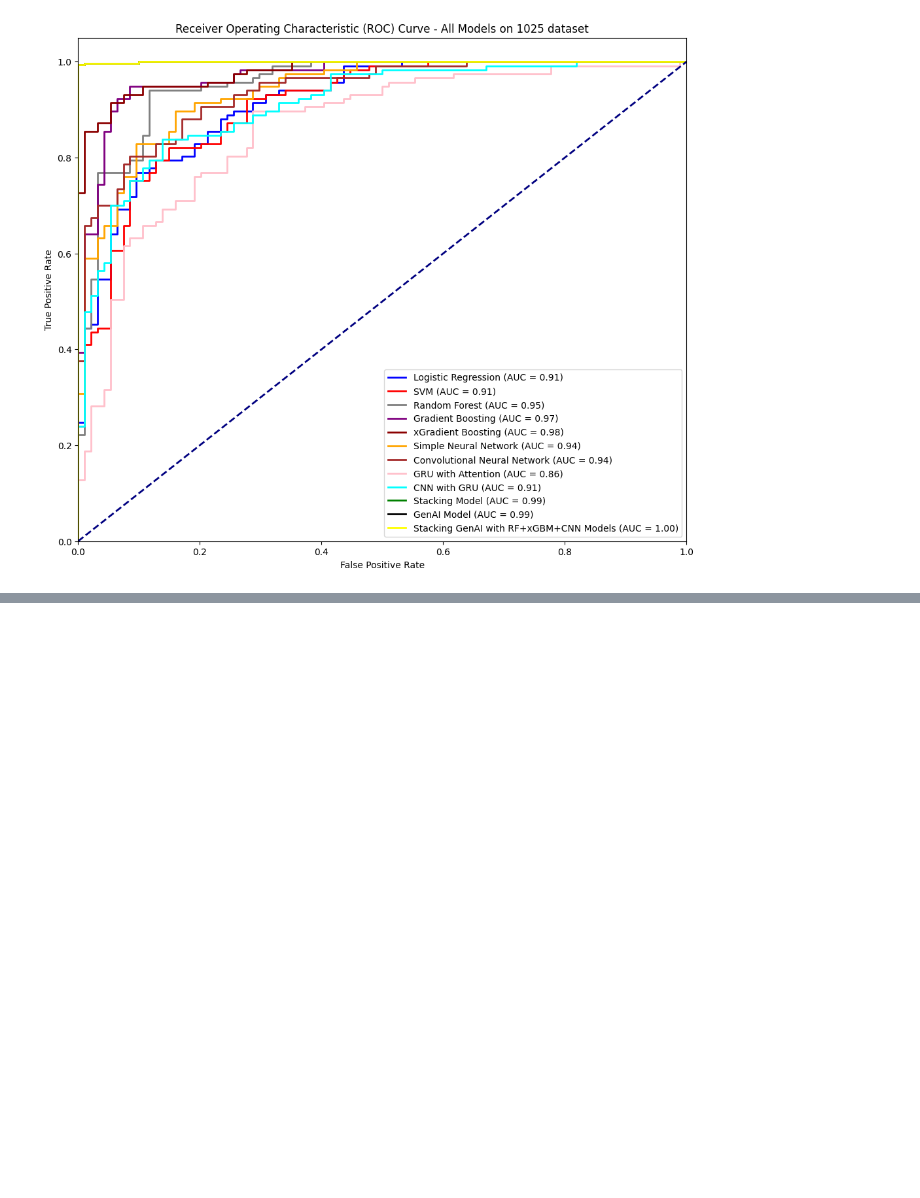
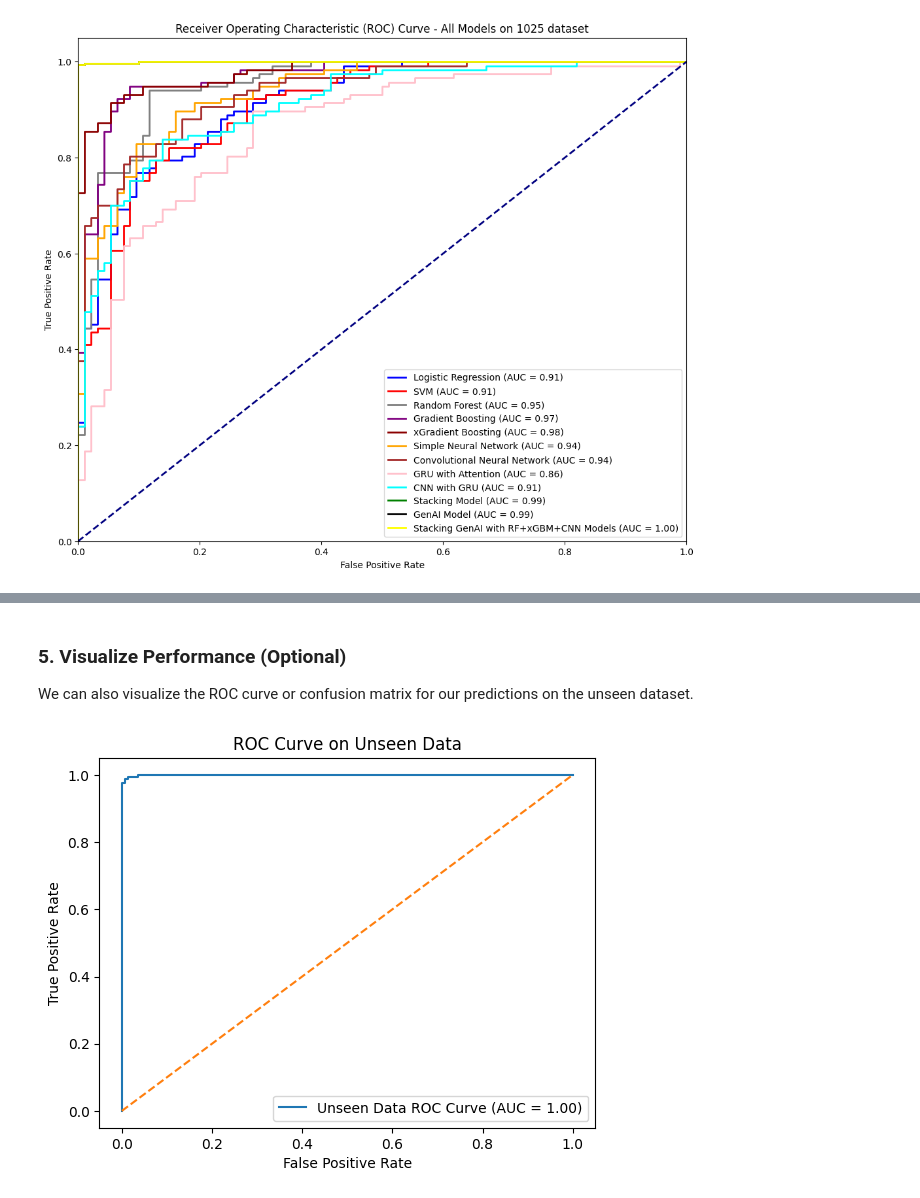
Before and after one commit to HowardHNguyen/PhD, a Jupyter notebook: Heart_Failure_Prediction_GenAI_1025_v3.ipynb, the cells around one changed output, grey strips where cells are left out. Cells and saved outputs as stored; diff of their text form; code cells hidden in the pictures; blank space fills up the shorter version.

```diff
--- a/Heart_Failure_Prediction_GenAI_1025_v3.ipynb
+++ b/Heart_Failure_Prediction_GenAI_1025_v3.ipynb
@@ -2352,0 +2357,6 @@ plt.show()
+# %%
+X_new = data[['age', 'sex', 'cp', 'trestbps', 'chol', 'fbs', 'restecg', 'thalach',
+          'exang', 'oldpeak', 'slope', 'ca', 'thal']]
+y_new = data['target']
+# Apply the same scaling (use the scaler that was fit on the original training set)
+X_new_scaled = scaler.transform(X_new)  # Do NOT fit the scaler again on new data!
@@ -2352,0 +2367,8 @@ plt.show()
+# %%
+# Generate predictions from each base model
+meta_test_rf_new = rf_model.predict_proba(X_new_scaled)[:, 1]  # Random Forest predictions
+meta_test_xgbm_new = xgbm_model.predict_proba(X_new_scaled)[:, 1]  # XGBoost predictions
+
+# Reshape the data for CNN if necessary
+X_new_reshaped = np.expand_dims(X_new_scaled, axis=2)
+meta_test_cnn_new = cnn_model.predict(X_new_reshaped).ravel()  # CNN predictions
@@ -2352,0 +2380,6 @@ plt.show()
+# %%
+# Stack the predictions from RF, XGBM, and CNN
+X_meta_new_test = np.column_stack([meta_test_rf_new, meta_test_xgbm_new, meta_test_cnn_new])
+
+# Meta-learner (Logistic Regression) makes the final prediction
+new_predictions = meta_model.predict(X_meta_new_test)
@@ -2352,0 +2392,10 @@ plt.show()
+# %%
+from sklearn.metrics import classification_report, roc_auc_score
+
+# Evaluate the predictions using a classification report
+print(classification_report(y_new, new_predictions))
+
+# Compute the ROC AUC score
+new_proba_predictions = meta_model.predict_proba(X_meta_new_test)[:, 1]  # Get probabilities for ROC AUC
+roc_auc_new = roc_auc_score(y_new, new_proba_predictions)
+print(f'ROC AUC for Unseen Dataset: {roc_auc_new}')
@@ -2352,0 +2413,18 @@ plt.show()
+# %% [markdown]
+### 5. Visualize Performance (Optional)
+We can also visualize the ROC curve or confusion matrix for our predictions on the unseen dataset.
+# %%
+from sklearn.metrics import roc_curve
+import matplotlib.pyplot as plt
+
+# Plot ROC Curve
+fpr, tpr, thresholds = roc_curve(y_new, new_proba_predictions)
+plt.plot(fpr, tpr, label=f'Unseen Data ROC Curve (AUC = {roc_auc_new:.2f})')
+plt.plot([0, 1], [0, 1], linestyle='--')
+plt.xlabel('False Positive Rate')
+plt.ylabel('True Positive Rate')
+plt.title('ROC Curve on Unseen Data')
+plt.legend()
+plt.show()
+# %% [output]
+[figure, added]
```
Also changed, not shown: parts of 8 cells of this notebook.
